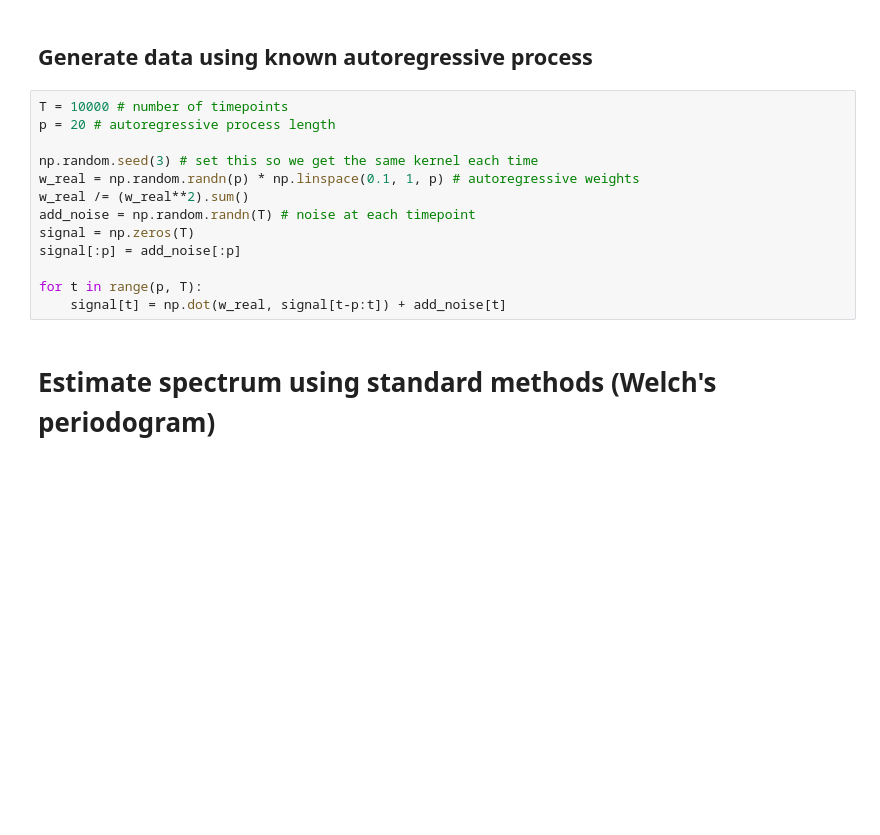
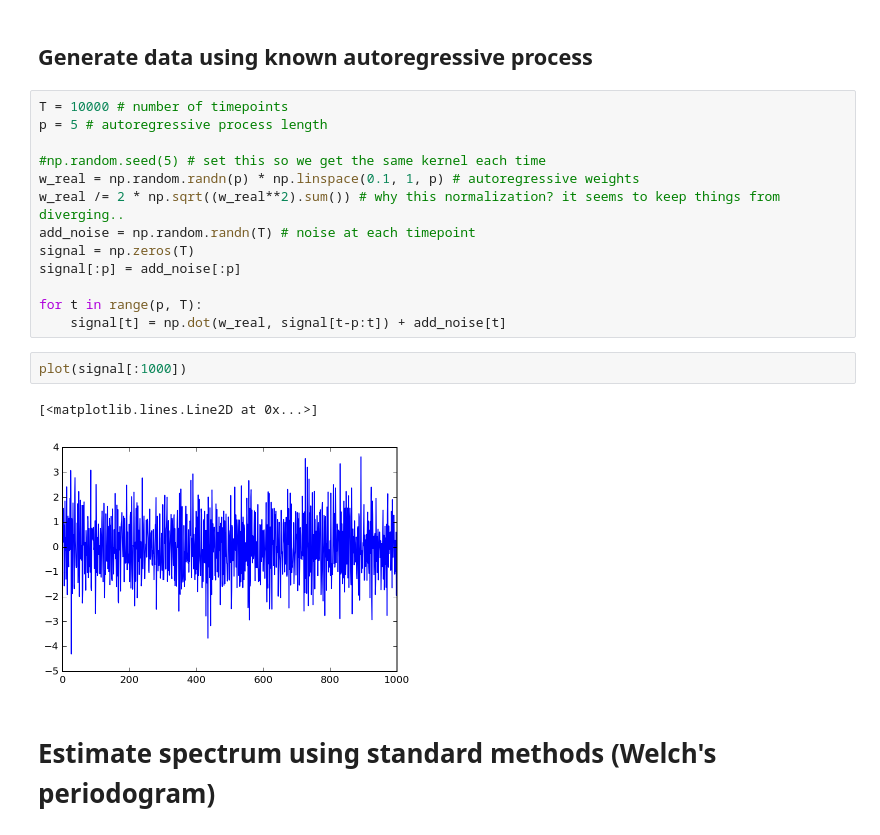
Before and after one commit to alexhuth/notebook-sharing, a Jupyter notebook: Autocorrelation vs. Autoregression.ipynb, the cells around one changed output. Drawn from its saved outputs; the diff is of its cells as text; blank space fills up the shorter version.

```diff
--- a/Autocorrelation vs. Autoregression.ipynb
+++ b/Autocorrelation vs. Autoregression.ipynb
@@ -23,17 +23,22 @@ def matshow_symm(data, *args, **kwargs):
 ## Generate data using known autoregressive process
 # %%
 T = 10000 # number of timepoints
-p = 20 # autoregressive process length
+p = 5 # autoregressive process length
 
-np.random.seed(3) # set this so we get the same kernel each time
+#np.random.seed(5) # set this so we get the same kernel each time
 w_real = np.random.randn(p) * np.linspace(0.1, 1, p) # autoregressive weights
-w_real /= (w_real**2).sum()
+w_real /= 2 * np.sqrt((w_real**2).sum()) # why this normalization? it seems to keep things from diverging..
 add_noise = np.random.randn(T) # noise at each timepoint
 signal = np.zeros(T)
 signal[:p] = add_noise[:p]
 
 for t in range(p, T):
     signal[t] = np.dot(w_real, signal[t-p:t]) + add_noise[t]
+# %%
+plot(signal[:1000])
+# %% [output]
+[<matplotlib.lines.Line2D at 0x...>]
+[figure, added]
 # %% [markdown]
 # Estimate spectrum using standard methods (Welch's periodogram)
 # %%
```
Also changed, not shown: parts of 2 cells of this notebook.
